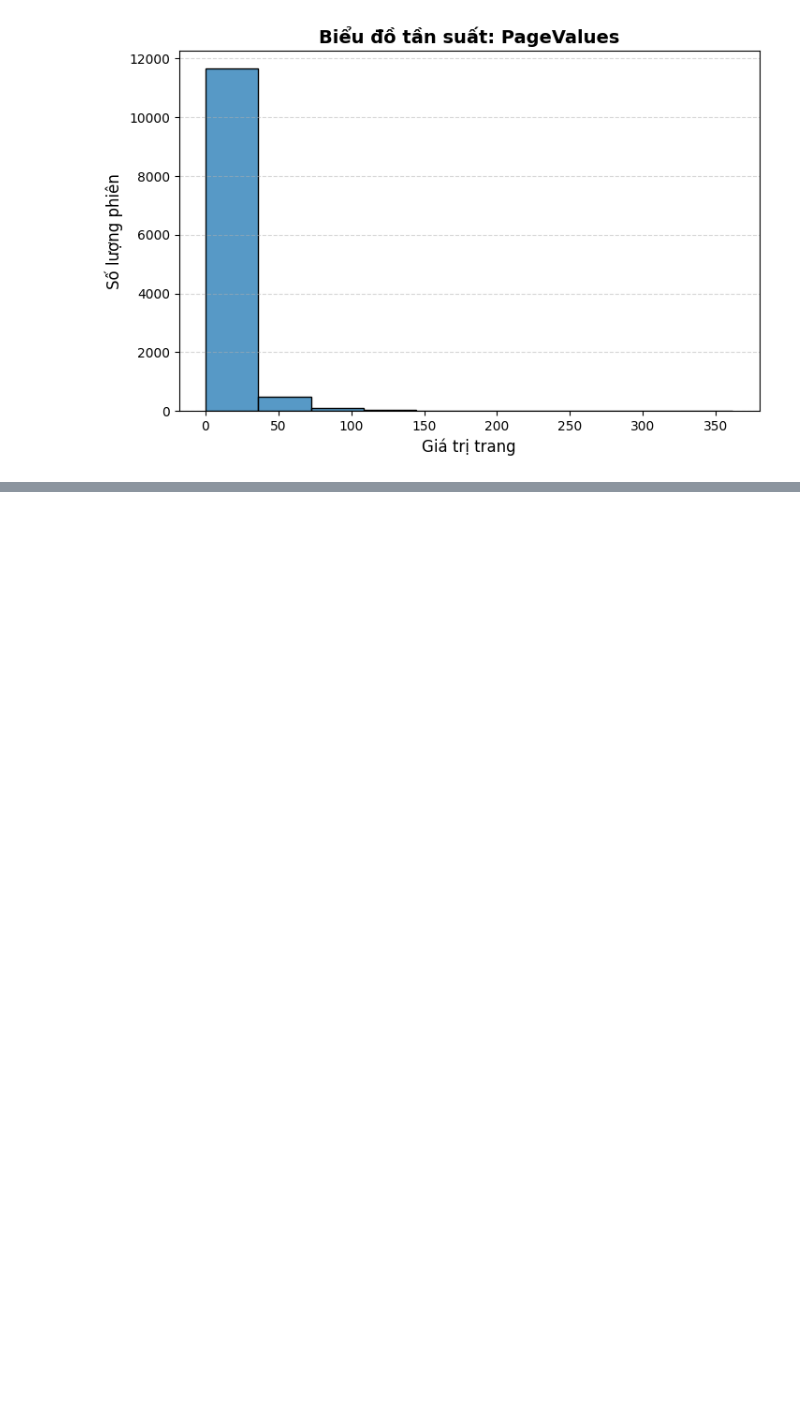
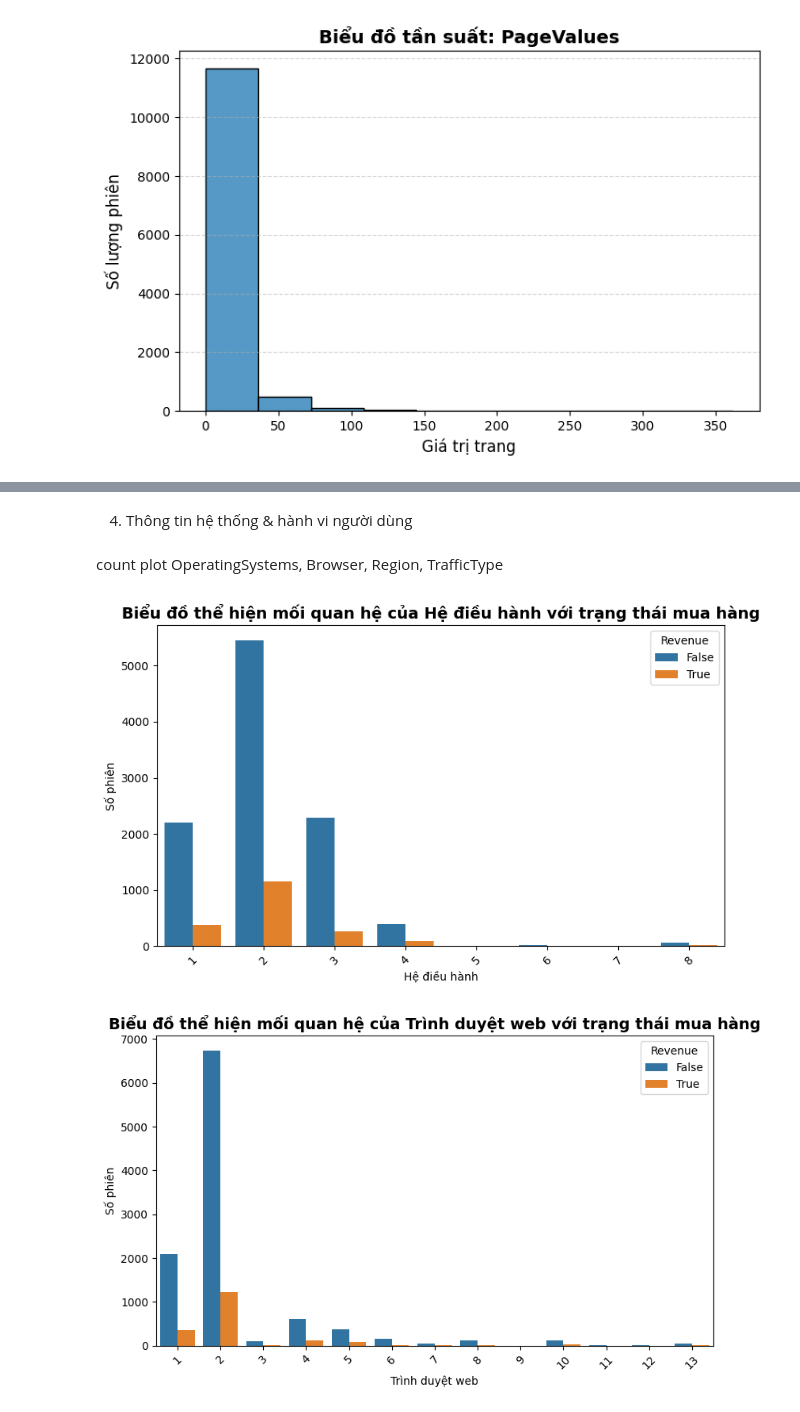
Before and after one commit to TranHoangVu25/Descriptive-analysis-and-prediction-of-customers-online-shopping-intentions, a Jupyter notebook: description analysis.ipynb, the cells around one changed output, grey strips where cells are left out. Saved outputs shown, nothing was run; the diff lists cells and outputs as text; code cells hidden in the pictures; blank space fills up the shorter version.

```diff
--- a/description analysis.ipynb
+++ b/description analysis.ipynb
@@ -246,0 +247,33 @@ plt.show()
+# %% [markdown]
+4. Thông tin hệ thống & hành vi người dùng
+# %% [markdown]
+count plot OperatingSystems, Browser, Region, TrafficType
+# %%
+encode_cols = ['OperatingSystems', 'Browser', 'Region', 'TrafficType']
+
+for col in encode_cols:
+    plt.figure(figsize=(8, 5))
+    sns.countplot(
+        data=df,
+        x=col,
+        hue='Revenue',
+        order=sorted(df[col].unique())
+    )
+    if col == 'OperatingSystems':
+        col = 'Hệ điều hành'
+    elif col == 'Browser':
+        col = 'Trình duyệt web'
+    elif col == 'Region':
+        col = 'Quốc gia'
+    elif col == 'TrafficType':
+        col = 'Nguồn truy cập'
+    plt.title(f'Biểu đồ thể hiện mối quan hệ của {col} với trạng thái mua hàng', fontsize=14, fontweight='bold')
+    plt.xlabel(col)
+    plt.ylabel('Số phiên')
+    plt.legend(title='Revenue')
+    plt.xticks(rotation=45)
+    plt.tight_layout()
+    plt.show()
+# %% [output]
+[figure, added]
+[figure, added]
```
Also changed, not shown: parts of 3 cells of this notebook.
